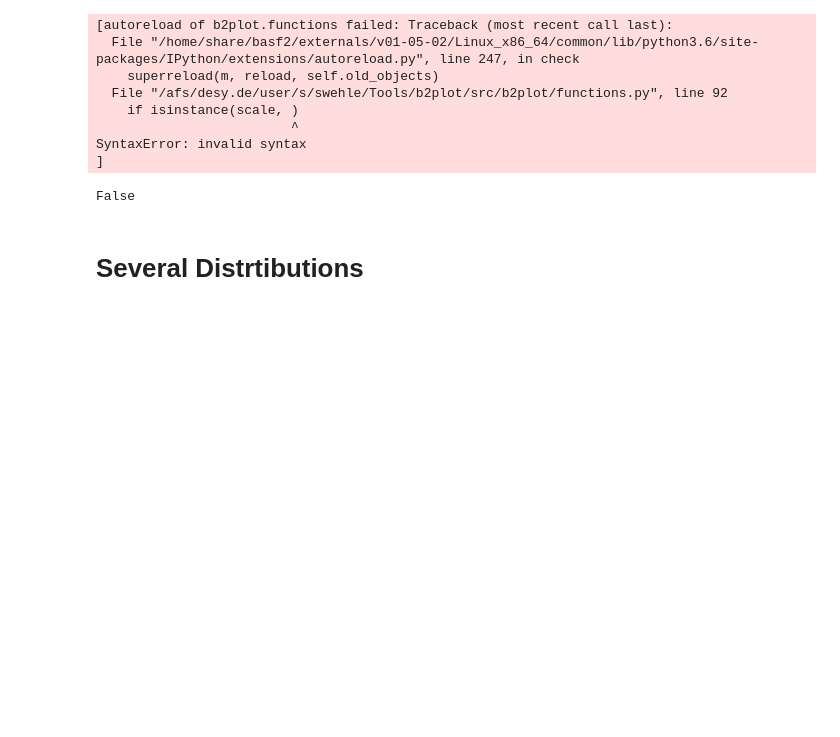
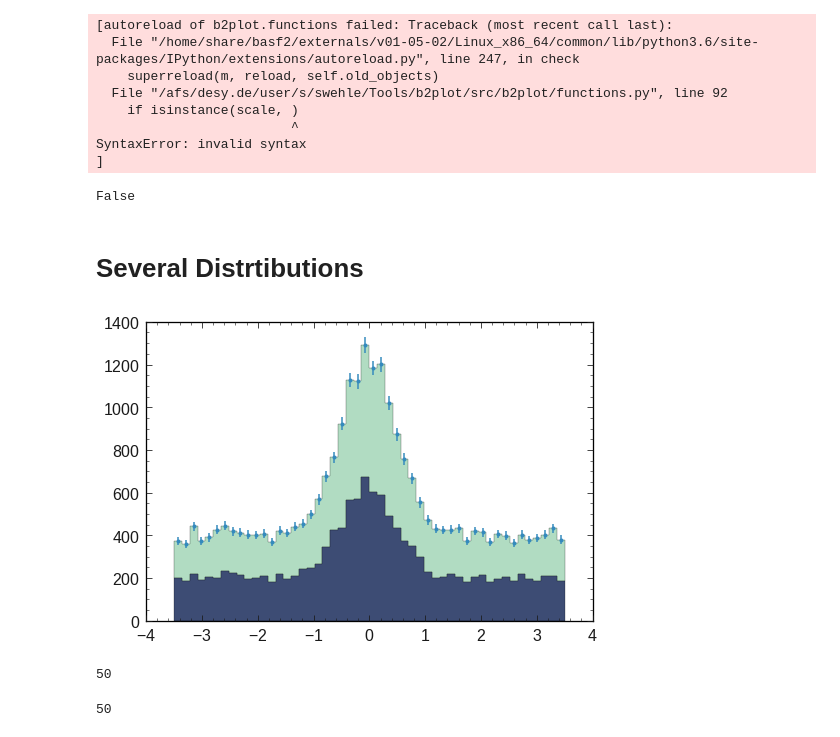
Before and after one commit to simonUU/b2plot, a Jupyter notebook: examples/Introduction.ipynb, the cells around one changed output. Cells and saved outputs as stored; diff of their text form; code cells hidden in the pictures; blank space fills up the shorter version.

```diff
--- a/examples/Introduction.ipynb
+++ b/examples/Introduction.ipynb
@@ -107,3 +115,18 @@ with plt.style.context(('belle2_modern')):
     b2plot.figure()
     plot_flatness(df.mass, df.gauss, xrange= (-4,3))
     b2plot.xlim()
+# %%
+y,x,h = b2plot.stacked([df[df.exp==2].mass,
+                df[df.exp==3].mass],
+               bins=50, lw=.25)
+b2plot.errorbar((x[:-1]+ x[1:])/2, y, np.sqrt(y) )
+# %% [output]
+[figure, added]
+# %%
+len(np.sqrt(y))
+# %% [output]
+50
+# %%
+len(y)
+# %% [output]
+50
```
Also changed, not shown: parts of 6 cells of this notebook, 13 other files.
